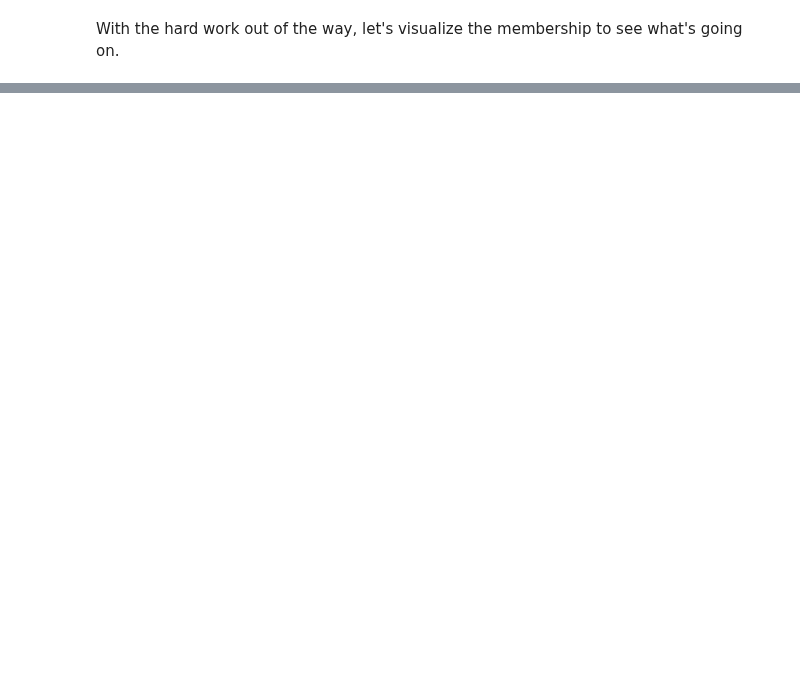
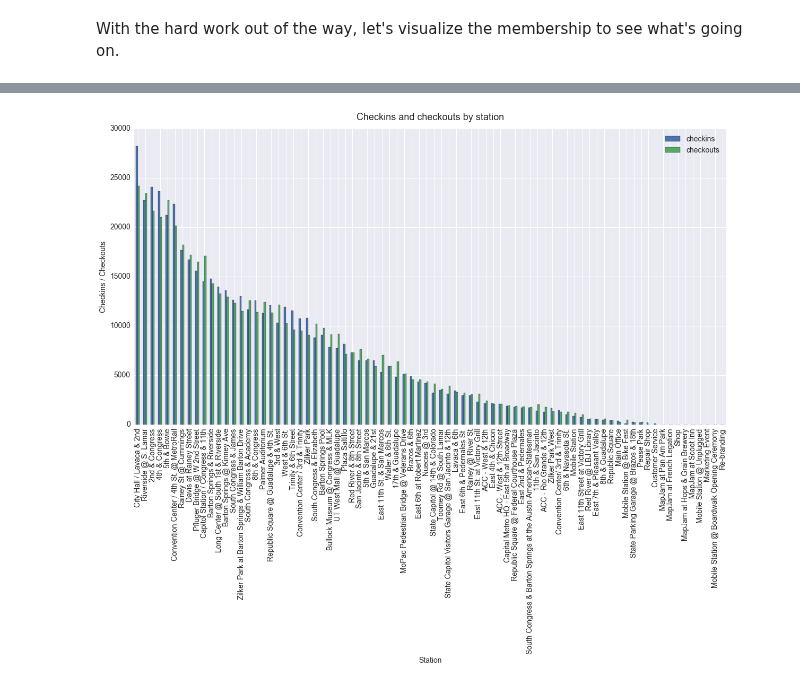
Before and after one commit to timgasser/bcycle-austin, a Jupyter notebook: notebooks/bcycle_all_data_eda.ipynb, the cells around one changed output, grey strips where cells are left out. Drawn from its saved outputs; the diff is of its cells as text; code cells hidden in the pictures; blank space fills up the shorter version.

```diff
--- a/notebooks/bcycle_all_data_eda.ipynb
+++ b/notebooks/bcycle_all_data_eda.ipynb
@@ -264,0 +359,12 @@ g = g.map(plt.hist, "duration")
+# %%
+checkin_only_mask = trip_df['checkin_kiosk'].isin(checkin_only_stations)
+checkin_only_count = np.sum(checkin_only_mask)
+all_rows_count = trip_df.shape[0]
+checkin_only_pct = (checkin_only_count / all_rows_count) * 100.0
+checkin_only_df = trip_df[checkin_only_mask]
+print('Number of checkin-only rows: {}'.format(checkin_only_df.shape[0]))
+
+if checkin_only_count > 0:
+    trip_df = trip_df[~checkin_only_mask]
+print('Trips Dataframe shape is {}'.format(trip_df.shape))
+checkin_only_df.groupby('checkin_kiosk').size()
@@ -264,0 +385,10 @@ g = g.map(plt.hist, "duration")
+# %%
+# First up, count how many checkins and checkouts are done at each station and combine into a dataframe
+checkouts_df = trip_df.groupby('checkout_kiosk').size().to_frame('checkouts').reset_index()
+checkins_df = trip_df.groupby('checkin_kiosk').size().to_frame('checkins').reset_index()
+station_df = pd.merge(checkins_df, checkouts_df, left_on='checkin_kiosk', right_on='checkout_kiosk')
+station_df = station_df.drop('checkout_kiosk', axis=1)
+station_df.columns = ['name', 'checkins', 'checkouts']
+station_df['total'] = station_df['checkins'] + station_df['checkouts']
+station_df = station_df.sort_values('total', ascending=False)
+station_df.head()
@@ -264,0 +402,22 @@ g = g.map(plt.hist, "duration")
+# %%
+# Create a bar plot of the checkins and checkouts per station
+def plot_bar(df, x, y, size, title, xlabel, ylabel):
+    '''Plots a bar-graph of dataframe column'''
+
+    fig, ax = plt.subplots(1, 1, figsize=size)
+    ax = df.plot.bar(ax=ax, x=x, y=y)
+    ax.set_xlabel(xlabel, fontdict={'size' : 14})
+    ax.set_ylabel(ylabel, fontdict={'size' : 14})
+    ax.set_title(title, fontdict={'size' : 18})
+    ttl = ax.title
+    ttl.set_position([.5, 1.02])
+    ax.tick_params(axis='x', labelsize=14)
+    ax.tick_params(axis='y', labelsize=14)
+    ax.legend(fontsize = 14)
+
+
+plot_bar(station_df, x='name', y=['checkins', 'checkouts'], size=(20,10),
+         title='Checkins and checkouts by station',
+        xlabel='Station', ylabel='Checkins / Checkouts')
+# %% [output]
+[figure, added]
```
Also changed, not shown: parts of 50 cells of this notebook.
